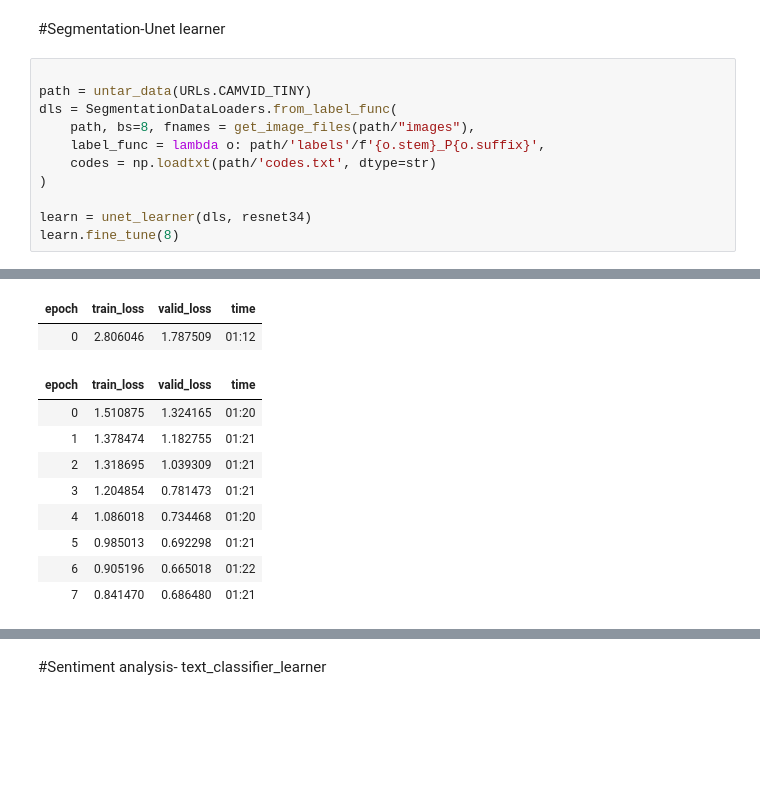
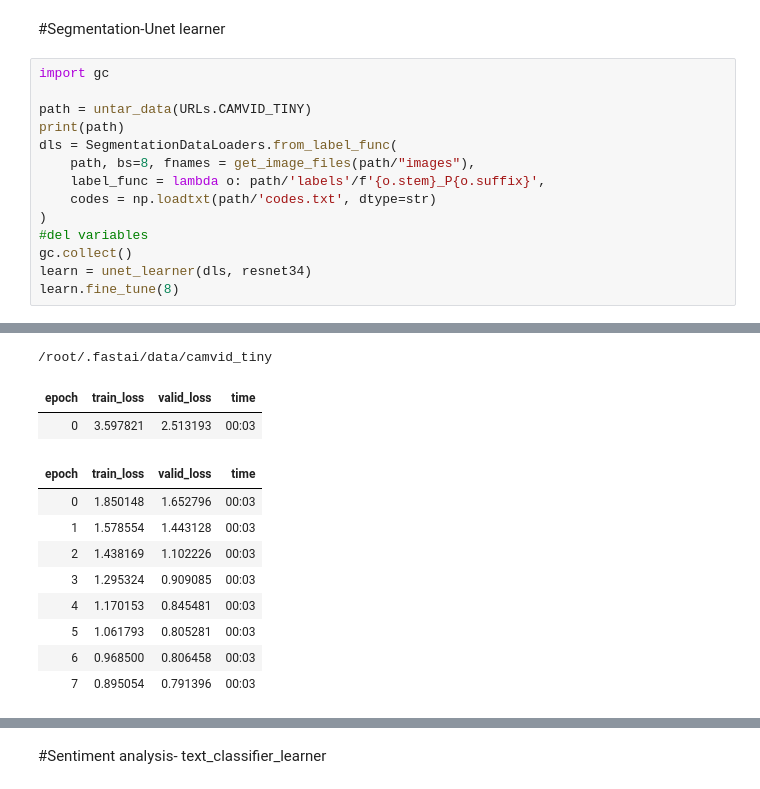
Before and after one commit to shrey1234/cmpe_258, a Jupyter notebook: Assignment_1_Part1.ipynb, the cells around one changed output, grey strips where cells are left out. Cells and saved outputs as stored; diff of their text form; blank space fills up the shorter version.

```diff
--- a/Assignment_1_Part1.ipynb
+++ b/Assignment_1_Part1.ipynb
@@ -57,14 +57,17 @@ Probability it's a dog: 0.999999
 # %% [markdown]
 #Segmentation-Unet learner
 # %%
+import gc
 
 path = untar_data(URLs.CAMVID_TINY)
+print(path)
 dls = SegmentationDataLoaders.from_label_func(
     path, bs=8, fnames = get_image_files(path/"images"),
     label_func = lambda o: path/'labels'/f'{o.stem}_P{o.suffix}',
     codes = np.loadtxt(path/'codes.txt', dtype=str)
 )
-
+#del variables
+gc.collect()
 learn = unet_learner(dls, resnet34)
 learn.fine_tune(8)
 # %% [output]
@@ -72,14 +74,15 @@ learn.fine_tune(8)
+/root/.fastai/data/camvid_tiny
 | epoch | train_loss | valid_loss | time |
-| 0 | 2.806046 | 1.787509 | 01:12 |
+| 0 | 3.597821 | 2.513193 | 00:03 |
 | epoch | train_loss | valid_loss | time |
-| 0 | 1.510875 | 1.324165 | 01:20 |
-| 1 | 1.378474 | 1.182755 | 01:21 |
-| 2 | 1.318695 | 1.039309 | 01:21 |
-| 3 | 1.204854 | 0.781473 | 01:21 |
-| 4 | 1.086018 | 0.734468 | 01:20 |
-| 5 | 0.985013 | 0.692298 | 01:21 |
-| 6 | 0.905196 | 0.665018 | 01:22 |
-| 7 | 0.841470 | 0.686480 | 01:21 |
+| 0 | 1.850148 | 1.652796 | 00:03 |
+| 1 | 1.578554 | 1.443128 | 00:03 |
+| 2 | 1.438169 | 1.102226 | 00:03 |
+| 3 | 1.295324 | 0.909085 | 00:03 |
+| 4 | 1.170153 | 0.845481 | 00:03 |
+| 5 | 1.061793 | 0.805281 | 00:03 |
+| 6 | 0.968500 | 0.806458 | 00:03 |
+| 7 | 0.895054 | 0.791396 | 00:03 |
 # %%
 learn.show_results(max_n=6, figsize=(7,8))
 # %% [output]
```
Also changed, not shown: parts of 3 cells of this notebook.
